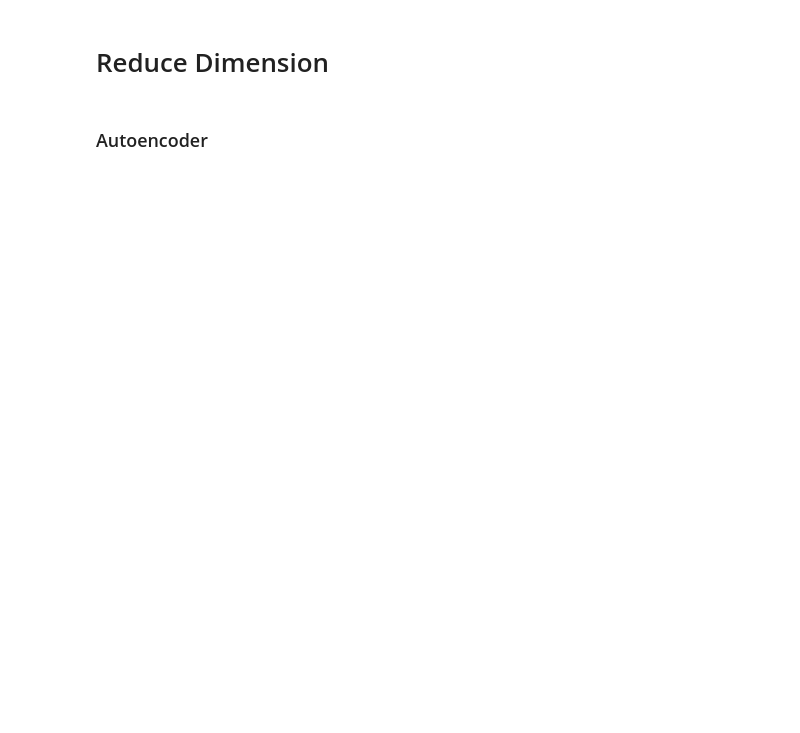
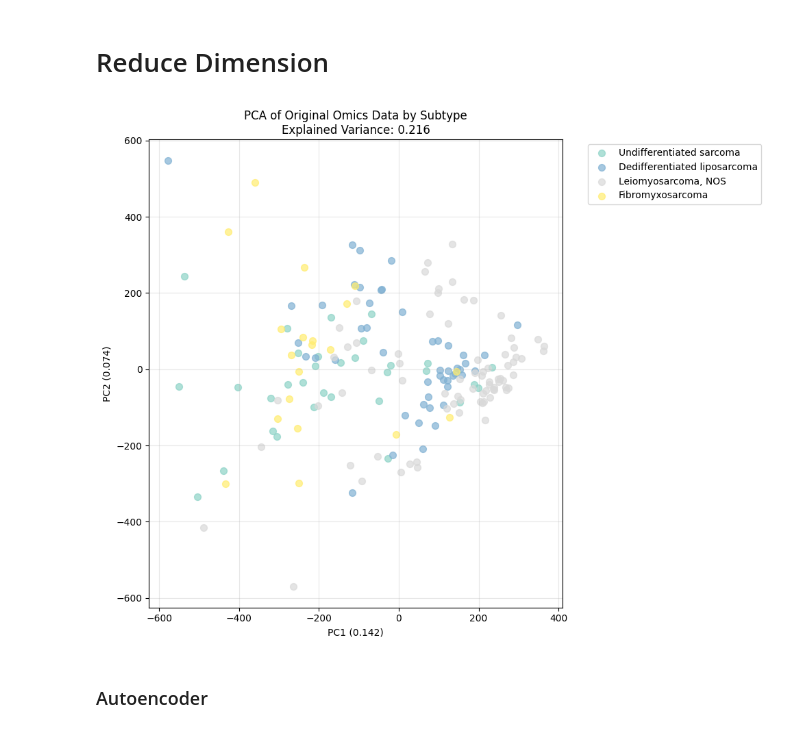
Before and after one commit to Shahriar1638/Multi-omics-Cancer-subtype, a Jupyter notebook: Model_experiment.ipynb, the cells around one changed output. Saved outputs shown, nothing was run; the diff lists cells and outputs as text; code cells hidden in the pictures; blank space fills up the shorter version.

```diff
--- a/Model_experiment.ipynb
+++ b/Model_experiment.ipynb
@@ -173,6 +173,40 @@ Clinical samples: 210
   Common samples: 177
 # %% [markdown]
 # Reduce Dimension
+# %%
+# PCA visualization of subtypes using original (raw) omics data
+import matplotlib.pyplot as plt
+from sklearn.decomposition import PCA
+import numpy as np
+
+# Concatenate all omics data (features x samples), then transpose to (samples x features)
+original_omics = [expression_data_scaled, methylation_scaled, copy_number_scaled, protein_scaled]
+original_embeddings = pd.concat(original_omics, axis=0).T
+
+# Apply PCA
+pca = PCA(n_components=2, random_state=42)
+original_2d = pca.fit_transform(original_embeddings.values)
+
+# Prepare subtype labels for coloring
+unique_subtypes = subtype_encoded.unique()
+colors = plt.cm.Set3(np.linspace(0, 1, len(unique_subtypes)))
+class_names = [list(subtype_mapping.keys())[list(subtype_mapping.values()).index(i)] for i in range(len(subtype_mapping))]
+
+plt.figure(figsize=(10, 8))
+for i, subtype in enumerate(unique_subtypes):
+    mask = subtype_encoded == subtype
+    plt.scatter(original_2d[mask, 0], original_2d[mask, 1],
+                c=[colors[i]], label=class_names[subtype], alpha=0.7, s=50)
+
+plt.xlabel(f'PC1 ({pca.explained_variance_ratio_[0]:.3f})')
+plt.ylabel(f'PC2 ({pca.explained_variance_ratio_[1]:.3f})')
+plt.title(f'PCA of Original Omics Data by Subtype\nExplained Variance: {pca.explained_variance_ratio_.sum():.3f}')
+plt.legend(bbox_to_anchor=(1.05, 1), loc='upper left')
+plt.grid(True, alpha=0.3)
+plt.tight_layout()
+plt.show()
+# %% [output]
+[figure, added]
 # %% [markdown]
 ### Autoencoder
 # %%
```
Also changed, not shown: parts of 12 cells of this notebook, 3 other files.
